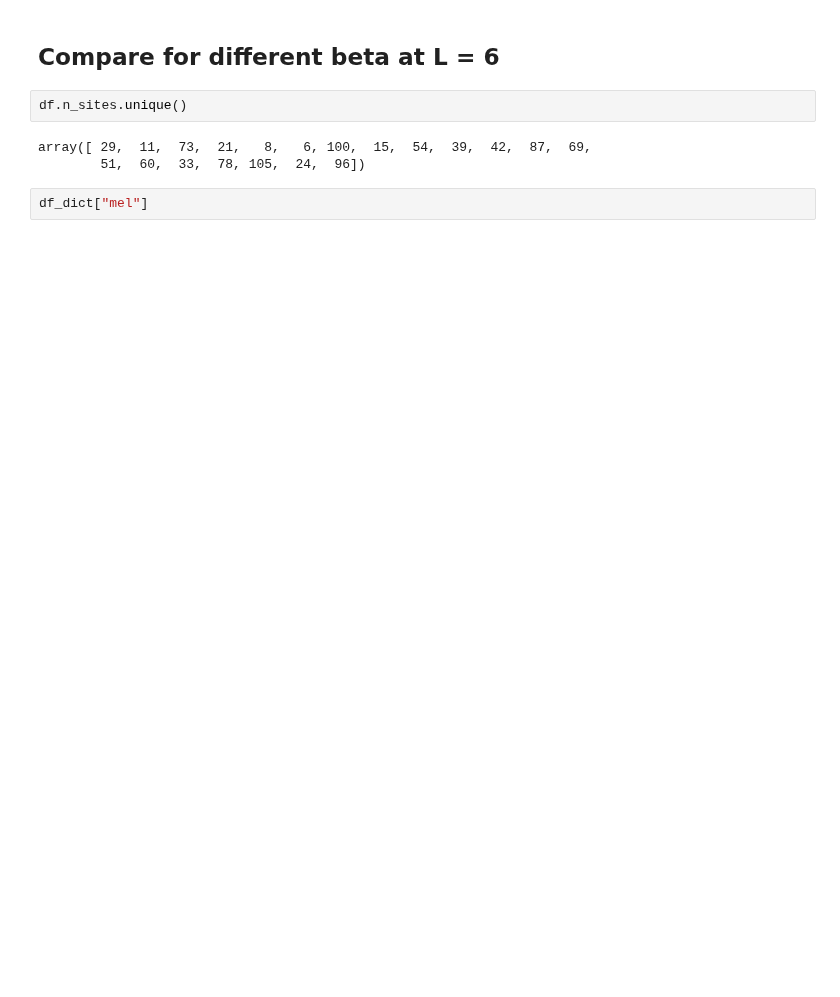
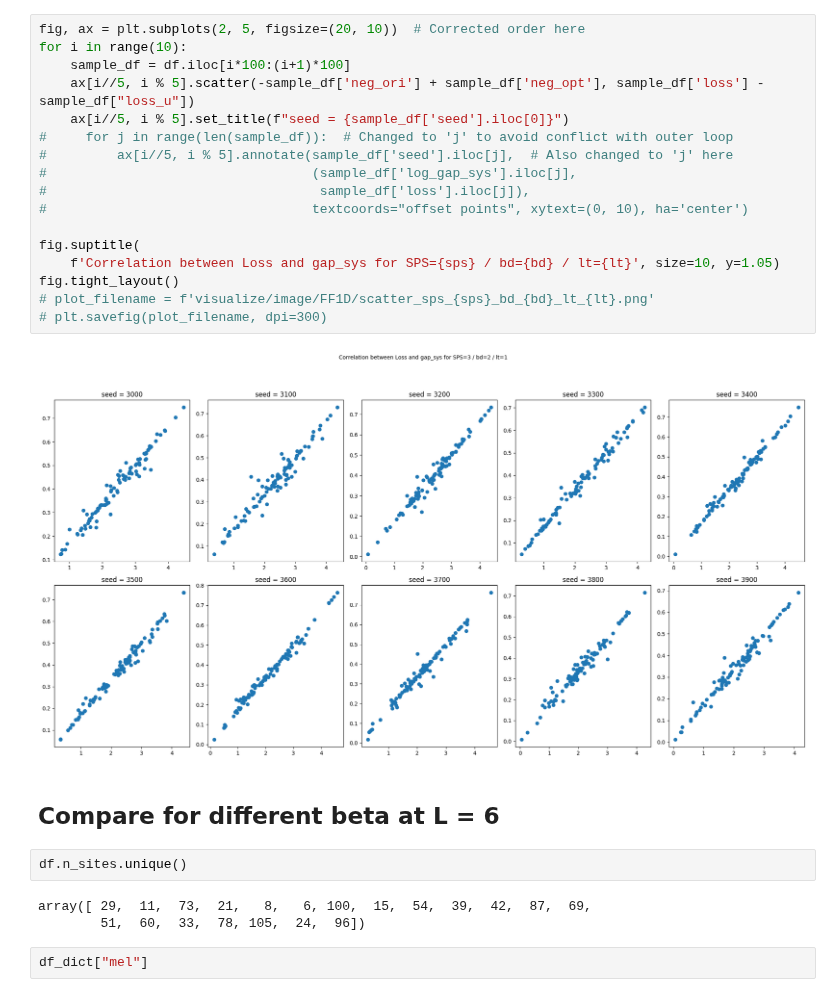
Before and after one commit to MKrbm/worms, a Jupyter notebook: python/visualize/visualize_FF.ipynb, the cells around one changed output. Cells and saved outputs as stored; diff of their text form; blank space fills up the shorter version.

```diff
--- a/python/visualize/visualize_FF.ipynb
+++ b/python/visualize/visualize_FF.ipynb
@@ -18,3 +214,22 @@ array([5, 4, 3, 2, 1, 0, 6])
+# %%
+fig, ax = plt.subplots(2, 5, figsize=(20, 10))  # Corrected order here
+for i in range(10):
+    sample_df = df.iloc[i*100:(i+1)*100]
+    ax[i//5, i % 5].scatter(-sample_df['neg_ori'] + sample_df['neg_opt'], sample_df['loss'] - sample_df["loss_u"])
+    ax[i//5, i % 5].set_title(f"seed = {sample_df['seed'].iloc[0]}")
+#     for j in range(len(sample_df)):  # Changed to 'j' to avoid conflict with outer loop
+#         ax[i//5, i % 5].annotate(sample_df['seed'].iloc[j],  # Also changed to 'j' here
+#                                  (sample_df['log_gap_sys'].iloc[j],
+#                                   sample_df['loss'].iloc[j]),
+#                                  textcoords="offset points", xytext=(0, 10), ha='center')
+
+fig.suptitle(
+    f'Correlation between Loss and gap_sys for SPS={sps} / bd={bd} / lt={lt}', size=10, y=1.05)
+fig.tight_layout()
+# plot_filename = f'visualize/image/FF1D/scatter_sps_{sps}_bd_{bd}_lt_{lt}.png'
+# plt.savefig(plot_filename, dpi=300)
+# %% [output]
+[figure, added]
 # %% [markdown]
 ## Compare for different beta at L = 6
 # %%
```
Also changed, not shown: parts of 11 cells of this notebook, 3 other files.
